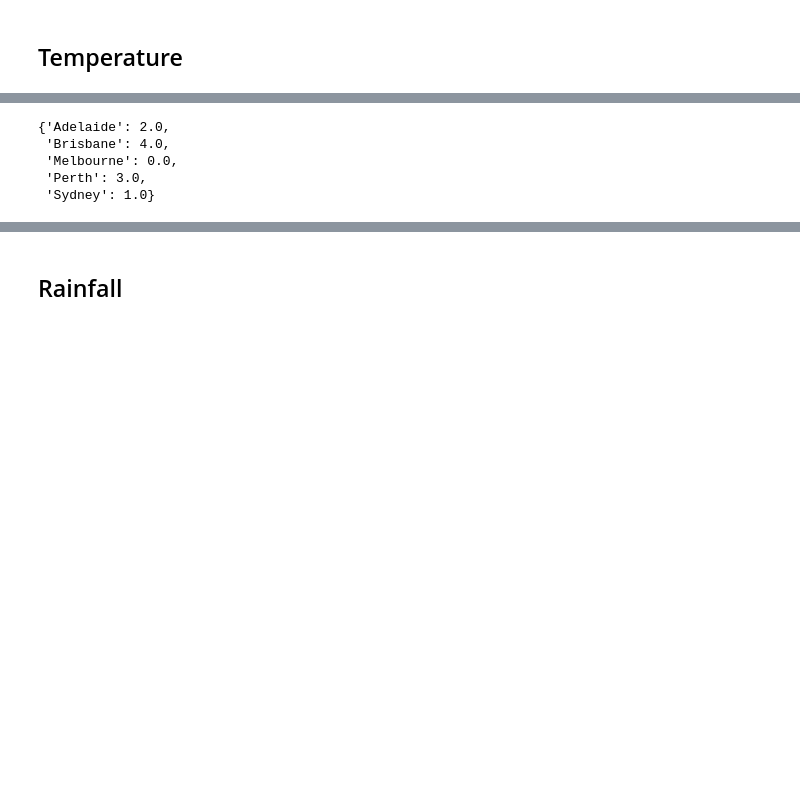
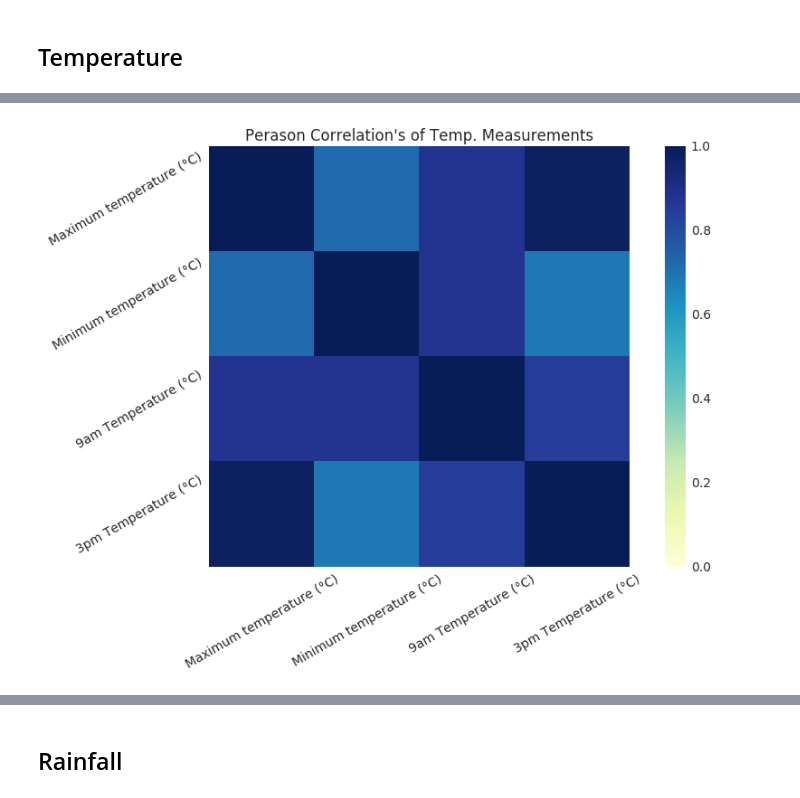
Before and after one commit to BrunnoRicci/bom-austraila, a Jupyter notebook: BOM_Australia.ipynb, the cells around one changed output, grey strips where cells are left out. Cells and saved outputs as stored; diff of their text form; code cells hidden in the pictures; blank space fills up the shorter version.

```diff
--- a/BOM_Australia.ipynb
+++ b/BOM_Australia.ipynb
@@ -229,11 +297,4 @@ rank_stat(df)#, rank_stat(df[df.Season == "Q4Q1"]), rank_stat(df[df.Season == "Q
-# %%
-col = "MaxTemp"
-ses = "Q2Q3"#"Q4Q1"
-
-rank_stat(df)#, rank_stat(df[df.Season == "Q4Q1"]), rank_stat(df[df.Season == "Q2Q3"])
-# %% [output]
-{'Adelaide': 2.0,
- 'Brisbane': 4.0,
- 'Melbourne': 0.0,
- 'Perth': 3.0,
- 'Sydney': 1.0}
+# %%
+plot_corr(df, cols)
+# %% [output]
+[figure, added]
```
Also changed, not shown: parts of 22 cells of this notebook.
